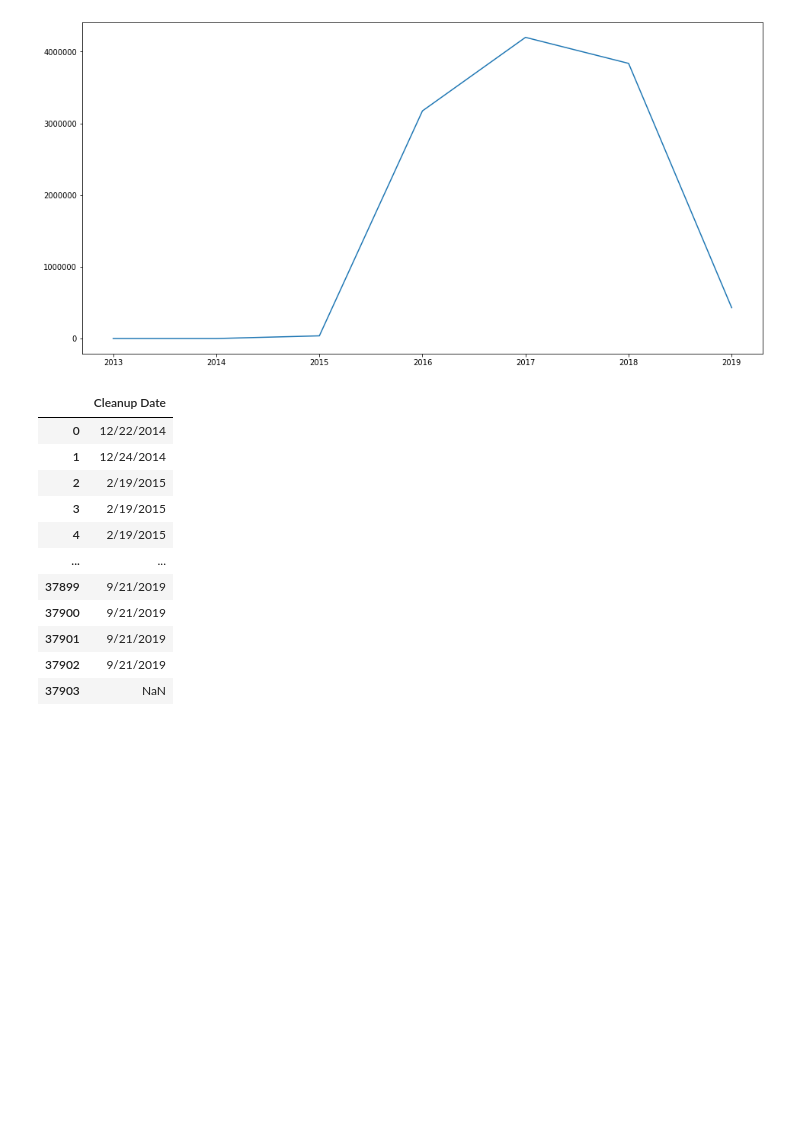
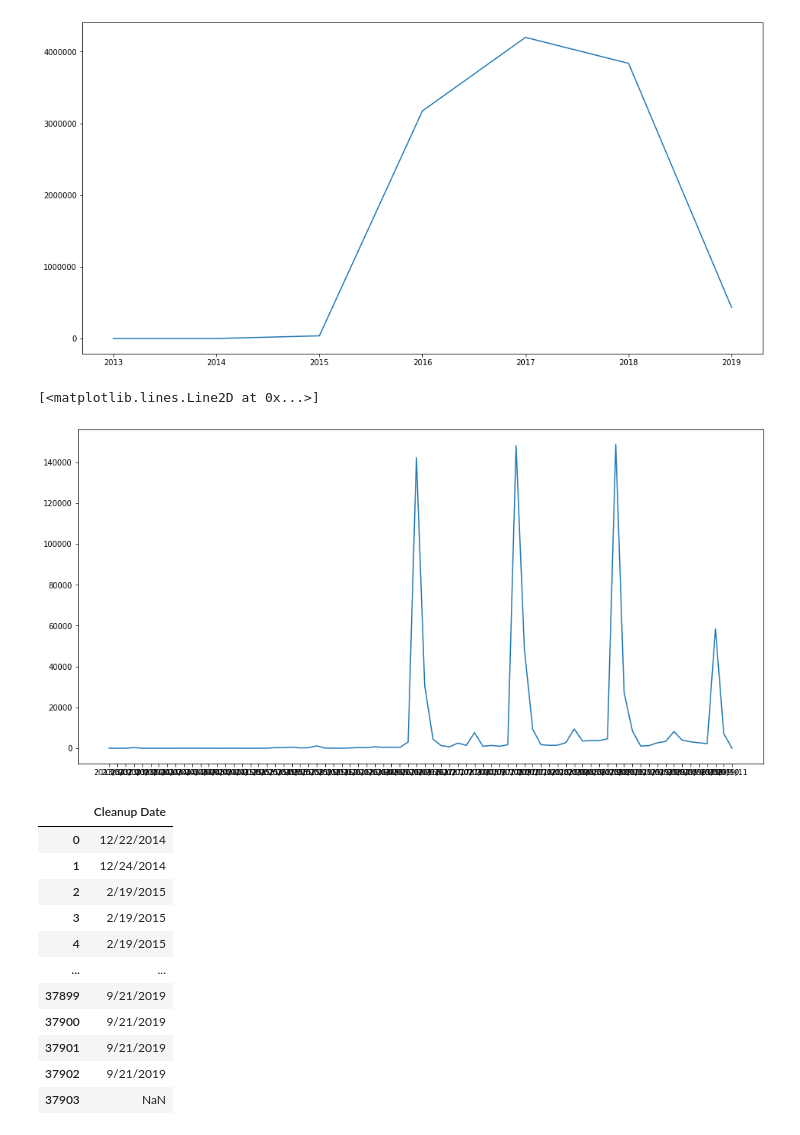
Before and after one commit to privat33r/dc20075-ocean, a Jupyter notebook: ocean-cleanup.ipynb, the cells around one changed output. Drawn from its saved outputs; the diff is of its cells as text; code cells hidden in the pictures; blank space fills up the shorter version.

Commit message:
plotted people over time

```diff
--- a/ocean-cleanup.ipynb
+++ b/ocean-cleanup.ipynb
@@ -124,3 +167,16 @@ plt.plot(k,v)
+# %%
+v = list()
+k = list()
+
+for key,value in sorted(peopleMonths.items(), key=lambda item: item[0]):
+    k.append(key)
+    v.append(value)
+
+plt.figure(figsize=(16, 8))
+plt.plot(k,v)
+# %% [output]
+[<matplotlib.lines.Line2D at 0x...>]
+[figure, added]
 # %%
 ocean[['Cleanup Date']]
 # %% [output]
```
Also changed, not shown: parts of 2 cells of this notebook.
